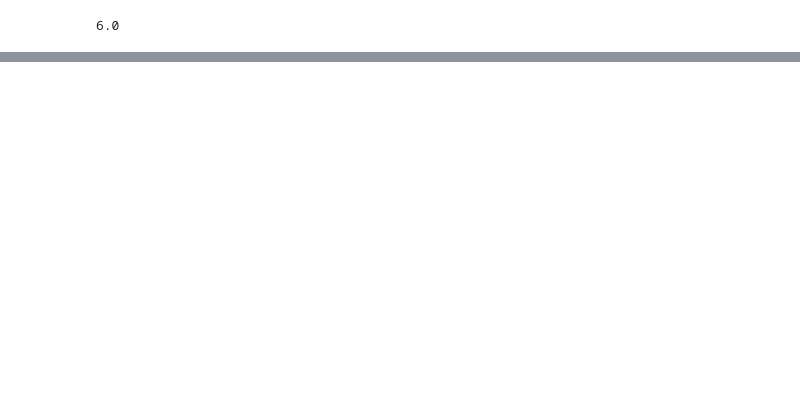
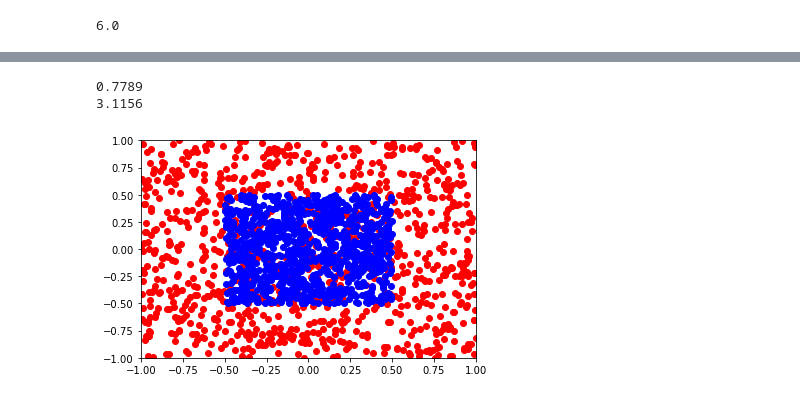
Before and after one commit to warlocker64/bobbie_xu_te19d, a Jupyter notebook: Lab/lab.ipynb, the cells around one changed output, grey strips where cells are left out. Drawn from its saved outputs; the diff is of its cells as text; code cells hidden in the pictures; blank space fills up the shorter version.

```diff
--- a/Lab/lab.ipynb
+++ b/Lab/lab.ipynb
@@ -20,0 +72,42 @@ plt.show()
+# %%
+#Uppgift E Och F
+import numpy as np
+import random
+
+inne=0
+for i in range(10000):
+    x=random.uniform(-1,1)
+    y=random.uniform(-1,1)
+    #print(x,y)
+    avstånd=np.sqrt(x**2+y**2)
+    #print(avstånd)
+    if avstånd < 1:
+        inne += 1
+print(inne/(i+1))
+
+andel=inne/(i+1)
+print(andel*4)
+
+#Hur många gånger du än printar kommer du alltid ändå divera med antal gånger du printar menas att det bara kommer närmare till ett tal. Eller man kan säga att du bara kommer närmare till hur många punkter handlar i cirklen det vi får fram är ungerfär 78% av punkter handlar inne i cirklen. Detta rätt så sannolikt. Att man multi med 4 gör ej skillnad bara vissar mer att det är en pattern.
+# %% [output]
+0.7789
+3.1156
+# %%
+import matplotlib.pyplot as plt
+import random
+
+
+for g in range(1000):
+    x=random.uniform(-1,1)
+    y=random.uniform(-1,1)
+    plt.plot(x,y,'ro')
+    plt.ylim(-1,1)
+    plt.xlim(-1,1)
+for i in range(1000):
+    u=random.uniform(-0.5,0.5)
+    e=random.uniform(-0.5,0.5)
+    plt.plot(u,e,'bo')
+
+plt.show()
+# %% [output]
+[figure, added]
```
Also changed, not shown: parts of 6 cells of this notebook, 4 other files.
